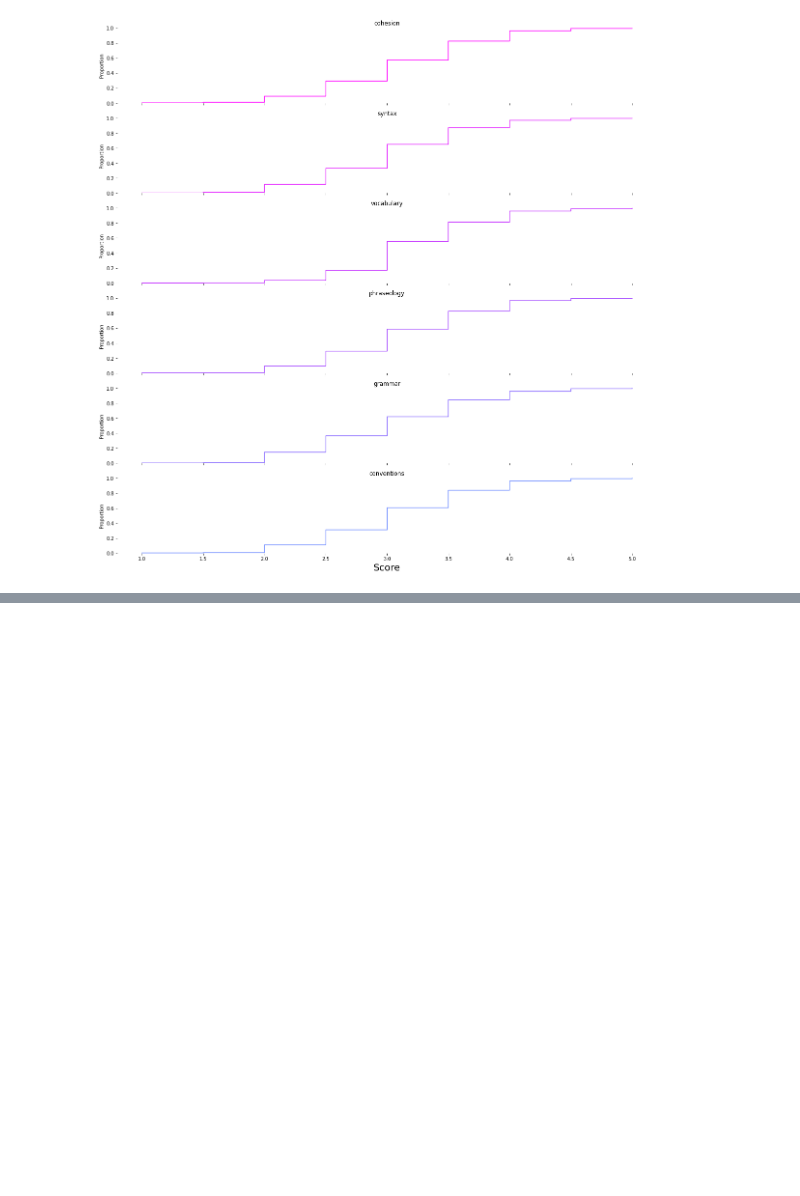
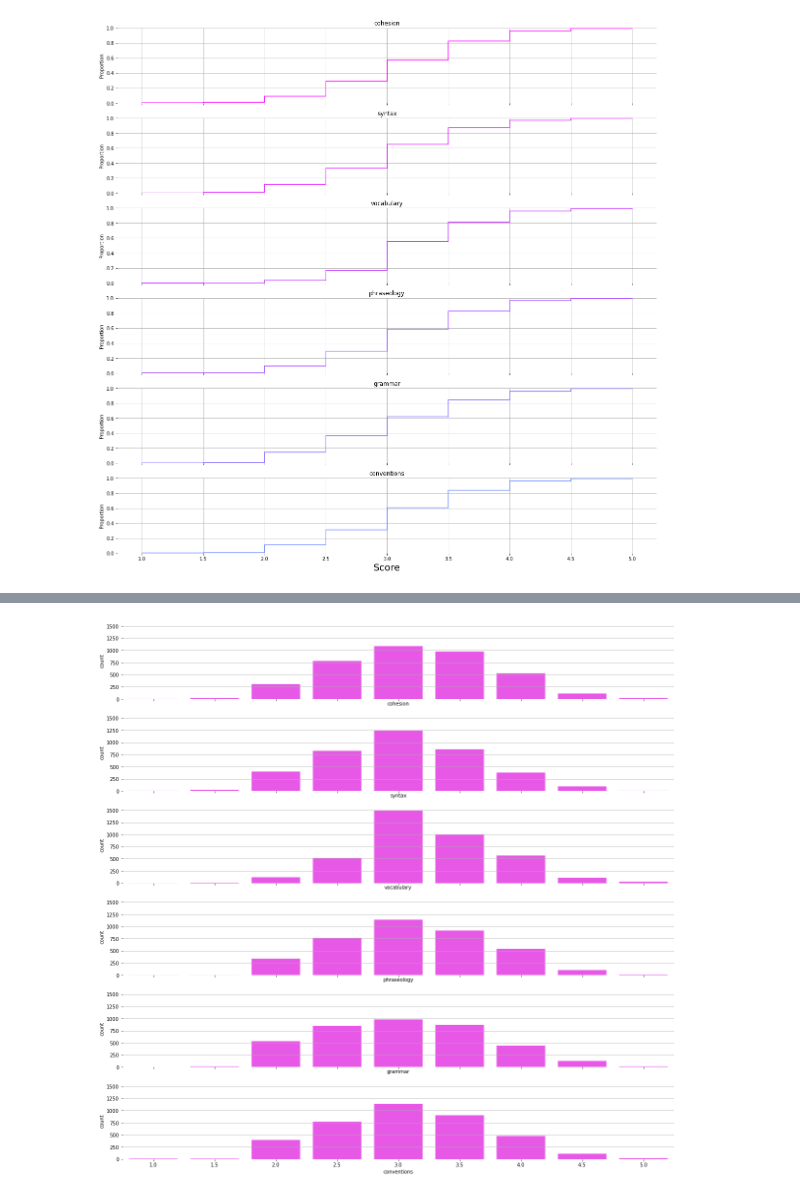
Before and after one commit to tripnv/fbp2-kaggle, a Jupyter notebook: eda.ipynb, the cells around one changed output, grey strips where cells are left out. Cells and saved outputs as stored; diff of their text form; code cells hidden in the pictures; blank space fills up the shorter version.

```diff
--- a/eda.ipynb
+++ b/eda.ipynb
@@ -82,3 +86,6 @@ plt.legend()
 plt.show()
 # %% [output]
 [figure]
+# %%
+for idx, col in enumerate(train[TARGET_COLUMNS]):
+    print(f"{idx}, {col} \n\t\t{sorted(train[col].unique())}")
@@ -89,8 +111,7 @@ for idx, target_col in enumerate(TARGET_COLUMNS):
     axs[idx].set_title(target_col)
     sns.ecdfplot(train[target_col], color = COLORS[idx], ax = axs[idx], label = target_col)
     axs[idx].set_frame_on(False)
-    axs[idx].grid(False)
-
+    axs[idx].grid(True)
 plt.xlabel('Score', fontsize = 20)
 plt.show()
 # %% [output]
@@ -106,0 +128,11 @@ plt.show()
+# %%
+fig, axs = plt.subplots(nrows=len(TARGET_COLUMNS), ncols = 1, figsize = (20, 20), sharex = True, sharey = True)
+
+for idx, target_col in enumerate(TARGET_COLUMNS):
+    sns.countplot(x = train[target_col], color = COLORS[0],  ax = axs[idx], edgecolor = 'white', label = target_col, alpha = .75, )
+    axs[idx].set_frame_on(False)
+    axs[idx].grid(axis='y')
+
+plt.show()
+# %% [output]
+[figure, added]
```
Also changed, not shown: parts of 12 cells of this notebook, 1 other file.
